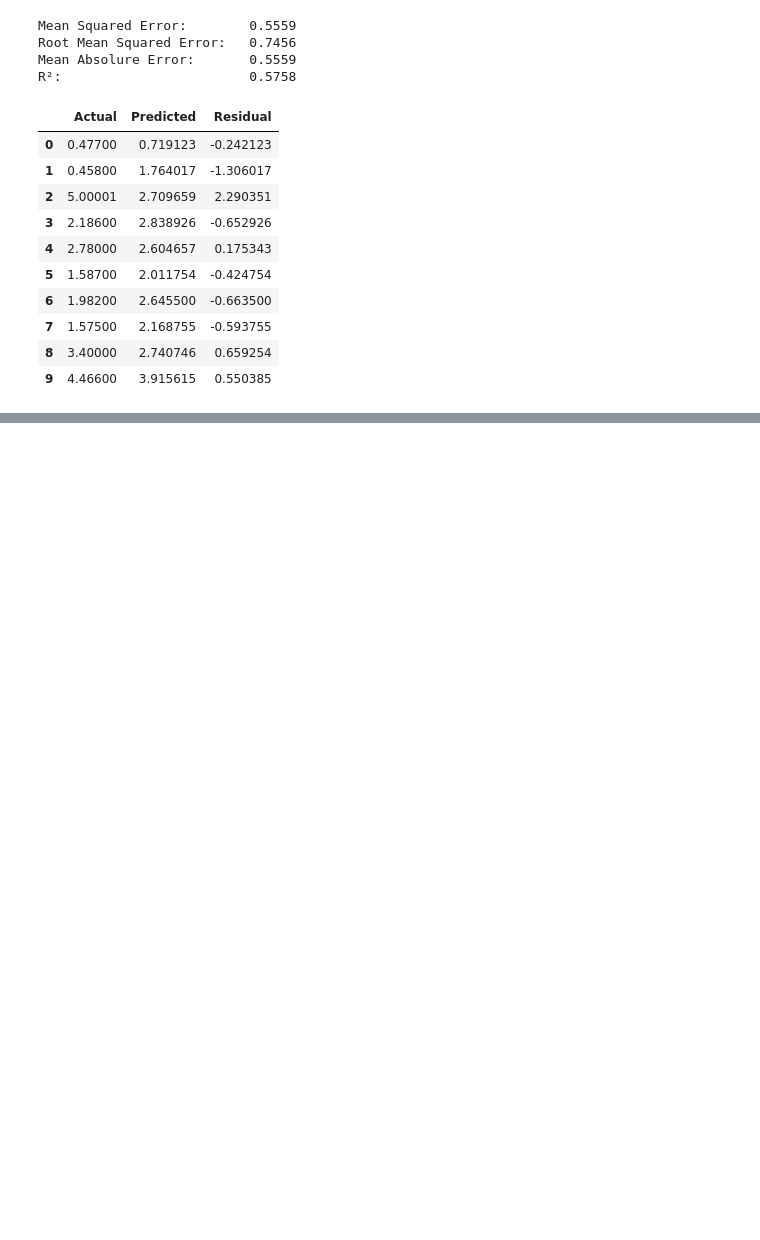
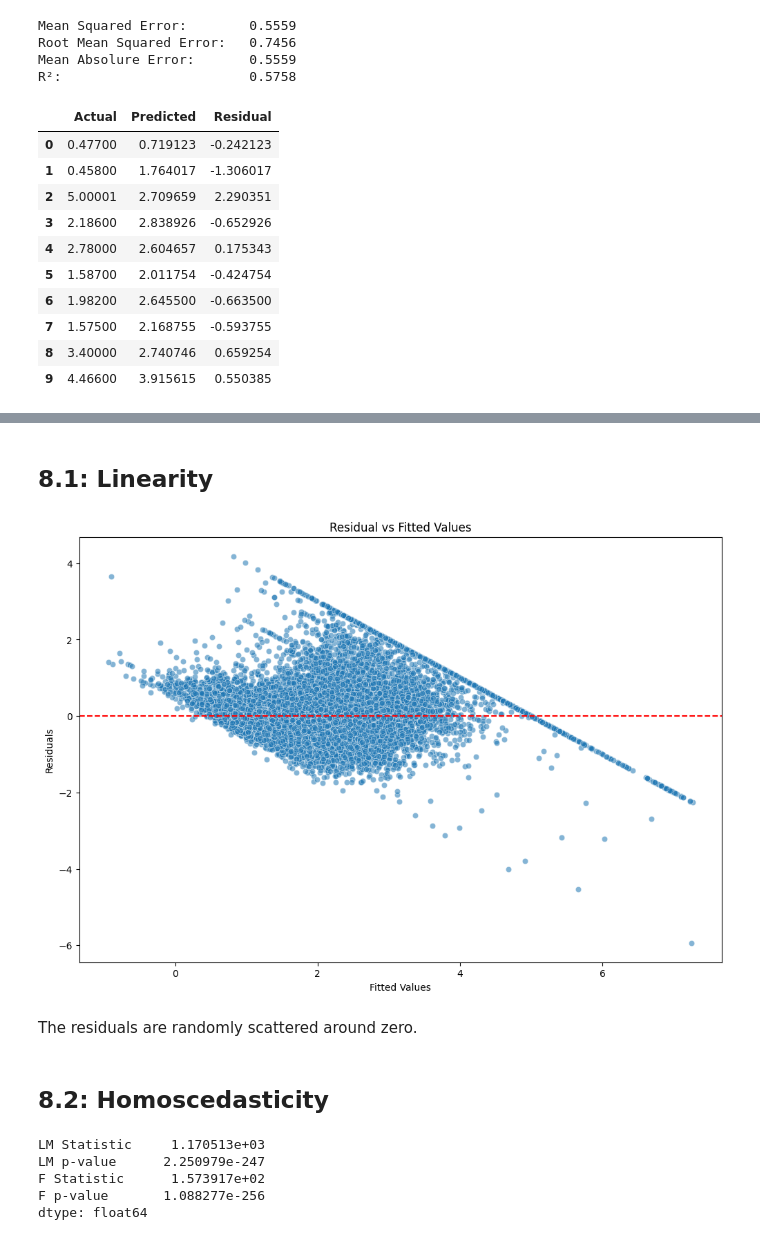
Before and after one commit to CH-CHISAKA/Machine_Learning_and_Data_Science, a Jupyter notebook: 04-assignments/03-assignment/california_housing.ipynb, the cells around one changed output, grey strips where cells are left out. Cells and saved outputs as stored; diff of their text form; code cells hidden in the pictures; blank space fills up the shorter version.

Commit message:
Submission of Week 3 California Housing Assignment
Implementation of Linear Regression and visualization context of Machine Learning

```diff
--- a/04-assignments/03-assignment/california_housing.ipynb
+++ b/04-assignments/03-assignment/california_housing.ipynb
@@ -282,0 +285,8 @@ display(results.head(10))
+# %%
+### --- Calculate Residual ---
+
+y_train_pred = model.predict(X_train)
+
+residuals = y_train - y_train_pred
+
+display(residual)
@@ -282,0 +306,70 @@ display(results.head(10))
+# %% [markdown]
+## 8.1: Linearity
+# %%
+### --- Linearity ---
+"""
+A residual-vs-fitted plot is useful for detecting systematic nonlinear patterns.
+"""
+
+plt.figure(figsize=(12,8))
+
+sns.scatterplot(
+    x=y_train_pred,
+    y=residuals,
+    alpha=0.55
+)
+
+plt.axhline(
+    0,
+    color="red",
+    linestyle="--"
+)
+
+plt.title("Residual vs Fitted Values")
+plt.xlabel("Fitted Values")
+plt.ylabel("Residuals")
+
+plt.show()
+# %% [output]
+[figure, added]
+# %% [markdown]
+The residuals are randomly scattered around zero.
+# %% [markdown]
+## 8.2: Homoscedasticity
+# %%
+### --- Homoscedasticity ---
+"""
+The variance of the residuals should be approximately constant across fitted values.
+"""
+
+X_train_sm = sm.add_constant(X_train)
+
+ols_model = sm.OLS(
+    y_train,
+    X_train_sm
+).fit()
+
+bp_test = het_breuschpagan(
+    ols_model.resid,
+    ols_model.model.exog
+)
+
+bp_labels = [
+    "LM Statistic",
+    "LM p-value",
+    "F Statistic",
+    "F p-value"
+]
+
+bp_results = pd.Series(
+    bp_test,
+    index=bp_labels
+)
+
+display(bp_results)
+# %% [output]
+LM Statistic     1.170513e+03
+LM p-value      2.250979e-247
+F Statistic      1.573917e+02
+F p-value       1.088277e-256
+dtype: float64
```
Also changed, not shown: parts of 19 cells of this notebook.
